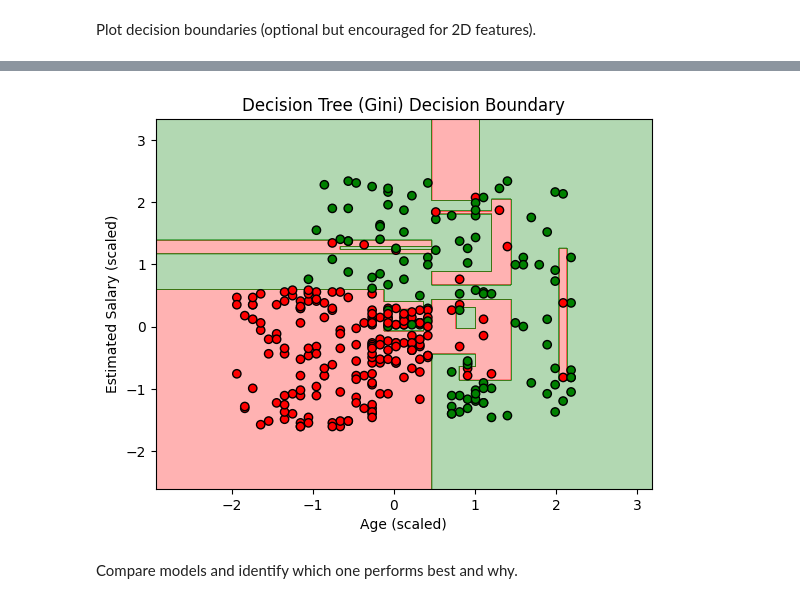
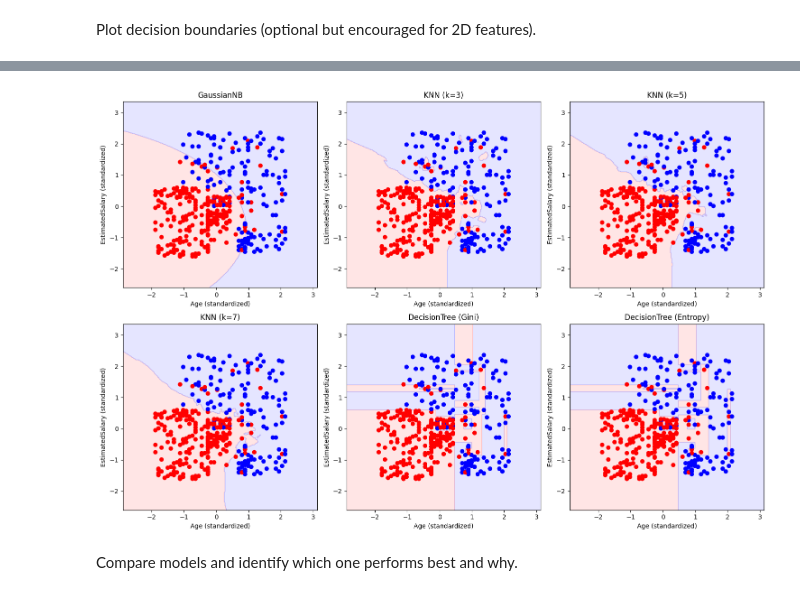
Before and after one commit to Ghulam-Mustafa-Rao/Ml_Assignment_1, a Jupyter notebook: Part 2 Naive Bayes, KNN, and Decision Tree/Naive_Bayes,_KNN,_and_Decision_Tree.ipynb, the cells around one changed output, grey strips where cells are left out. Saved outputs shown, nothing was run; the diff lists cells and outputs as text; code cells hidden in the pictures.

```diff
--- a/Part 2 Naive Bayes, KNN, and Decision Tree/Naive_Bayes,_KNN,_and_Decision_Tree.ipynb
+++ b/Part 2 Naive Bayes, KNN, and Decision Tree/Naive_Bayes,_KNN,_and_Decision_Tree.ipynb
@@ -299,38 +261,37 @@ plt.show()
-# %%
-# Assume X = df[['Age', 'EstimatedSalary']].values and y = df['target'].values
-from sklearn.tree import DecisionTreeClassifier
-from sklearn.model_selection import train_test_split
-from sklearn.preprocessing import StandardScaler
-import matplotlib.pyplot as plt
-import numpy as np
-from matplotlib.colors import ListedColormap
-
-# Split and scale
-X_train, X_test, y_train, y_test = train_test_split(X, y, test_size=0.25, random_state=42)
-sc = StandardScaler()
-X_train = sc.fit_transform(X_train)
-X_test = sc.transform(X_test)
-
-# Train Decision Tree (no PCA)
-model = DecisionTreeClassifier(criterion='entropy', random_state=42)
-model.fit(X_train, y_train)
-
-# Plot decision boundary
-X_set, y_set = X_train, y_train
-x1, x2 = np.meshgrid(
-    np.arange(X_set[:, 0].min() - 1, X_set[:, 0].max() + 1, 0.01),
-    np.arange(X_set[:, 1].min() - 1, X_set[:, 1].max() + 1, 0.01)
-)
-Z = model.predict(np.array([x1.ravel(), x2.ravel()]).T).reshape(x1.shape)
-
-plt.contourf(x1, x2, Z, alpha=0.3, cmap=ListedColormap(('red', 'green')))
-plt.scatter(X_set[:, 0], X_set[:, 1], c=y_set, cmap=ListedColormap(('red', 'green')), edgecolor='k')
-plt.title('Decision Tree (Gini) Decision Boundary')
-plt.xlabel('Age (scaled)')
-plt.ylabel('Estimated Salary (scaled)')
-plt.show()
-# %% [output]
-[figure, removed]
+# %%
+import matplotlib.pyplot as plt
+import seaborn as sns
+from matplotlib.colors import ListedColormap
+
+# Plot decision boundaries (using Age and EstimatedSalary)
+def plot_decision_boundary(model, X, y, title):
+    X_plot = X[['Age', 'EstimatedSalary']].values
+    h = 0.02  # Step size
+    x_min, x_max = X_plot[:, 0].min() - 1, X_plot[:, 0].max() + 1
+    y_min, y_max = X_plot[:, 1].min() - 1, X_plot[:, 1].max() + 1
+    xx, yy = np.meshgrid(np.arange(x_min, x_max, h), np.arange(y_min, y_max, h))
+
+    # FIX: Only use two features here
+    Z = model.predict(np.c_[xx.ravel(), yy.ravel()])
+    Z = Z.reshape(xx.shape)
+
+    plt.contourf(xx, yy, Z, cmap=ListedColormap(['#FFAAAA', '#AAAAFF']), alpha=0.3)
+    plt.scatter(X_plot[:, 0], X_plot[:, 1], c=y, cmap=ListedColormap(['#FF0000', '#0000FF']))
+    plt.xlabel('Age (standardized)')
+    plt.ylabel('EstimatedSalary (standardized)')
+    plt.title(title)
+
+
+# Plot decision boundaries for each model
+plt.figure(figsize=(15, 10))
+for i, (name, model) in enumerate(models.items(), 1):
+    plt.subplot(2, 3, i)
+    plot_decision_boundary(model,X, y, name)
+
+plt.tight_layout()
+plt.show()
+# %% [output]
+[figure, added]
 # %% [markdown]
 Compare models and identify which one performs best and why.
 # %% [markdown]
```
Also changed, not shown: parts of 12 cells of this notebook, 1 other file.
